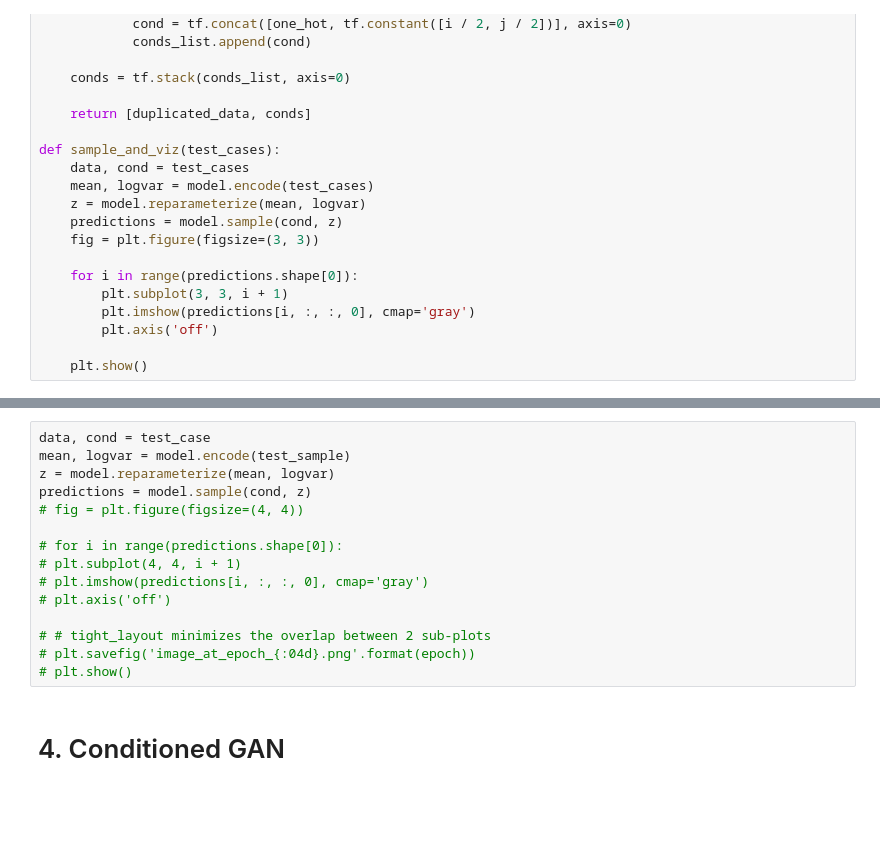
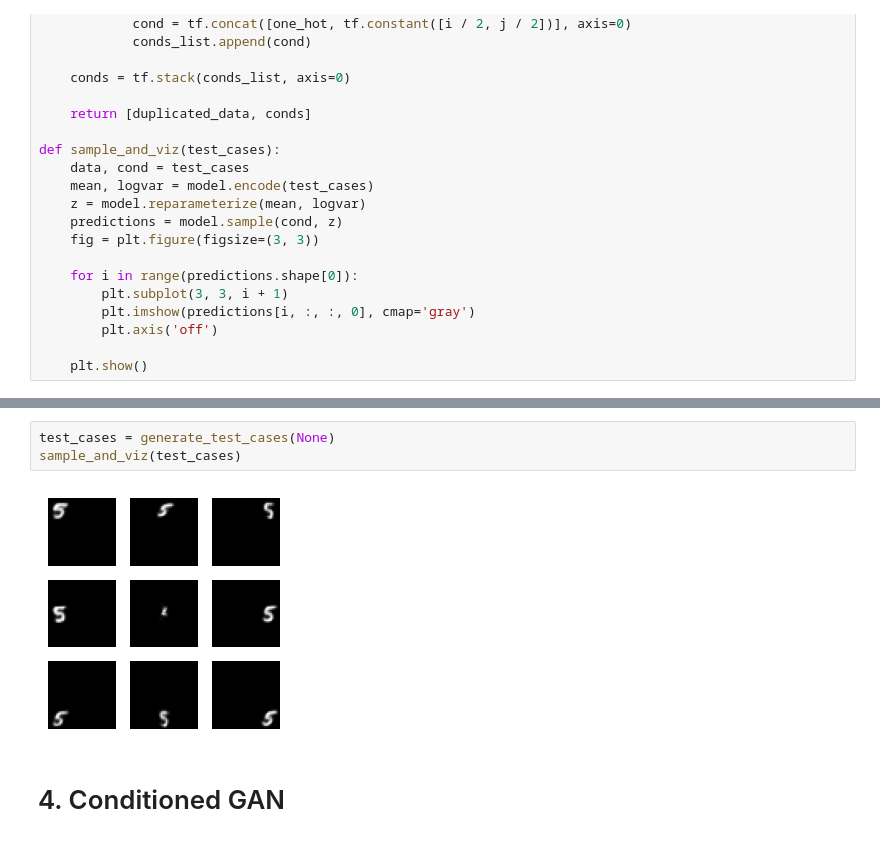
Before and after one commit to mwardynski/machine-learning, a Jupyter notebook: lab6/gnns.ipynb, the cells around one changed output, grey strips where cells are left out. Drawn from its saved outputs; the diff is of its cells as text; blank space fills up the shorter version.

Commit message:
[lab6] generate report to the exercise

```diff
--- a/lab6/gnns.ipynb
+++ b/lab6/gnns.ipynb
@@ -912,18 +908,8 @@ sample_and_viz(test_cases)
-# %%
-data, cond = test_case
-mean, logvar = model.encode(test_sample)
-z = model.reparameterize(mean, logvar)
-predictions = model.sample(cond, z)
-# fig = plt.figure(figsize=(4, 4))
-
-# for i in range(predictions.shape[0]):
-# plt.subplot(4, 4, i + 1)
-# plt.imshow(predictions[i, :, :, 0], cmap='gray')
-# plt.axis('off')
-
-# # tight_layout minimizes the overlap between 2 sub-plots
-# plt.savefig('image_at_epoch_{:04d}.png'.format(epoch))
-# plt.show()
+# %%
+test_cases = generate_test_cases(None)
+sample_and_viz(test_cases)
+# %% [output]
+[figure, added]
 # %% [markdown]
 # 4. Conditioned GAN
 # %% [markdown]
```
Also changed, not shown: parts of 8 cells of this notebook, 2 other files.
